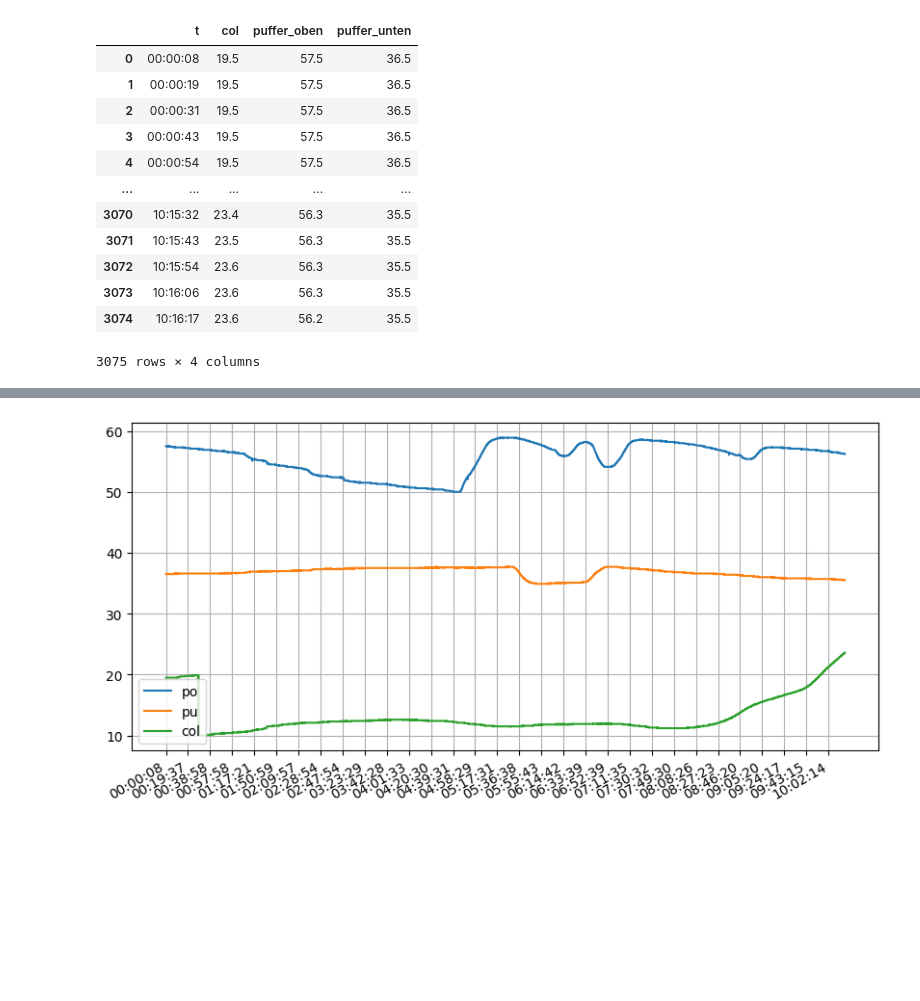
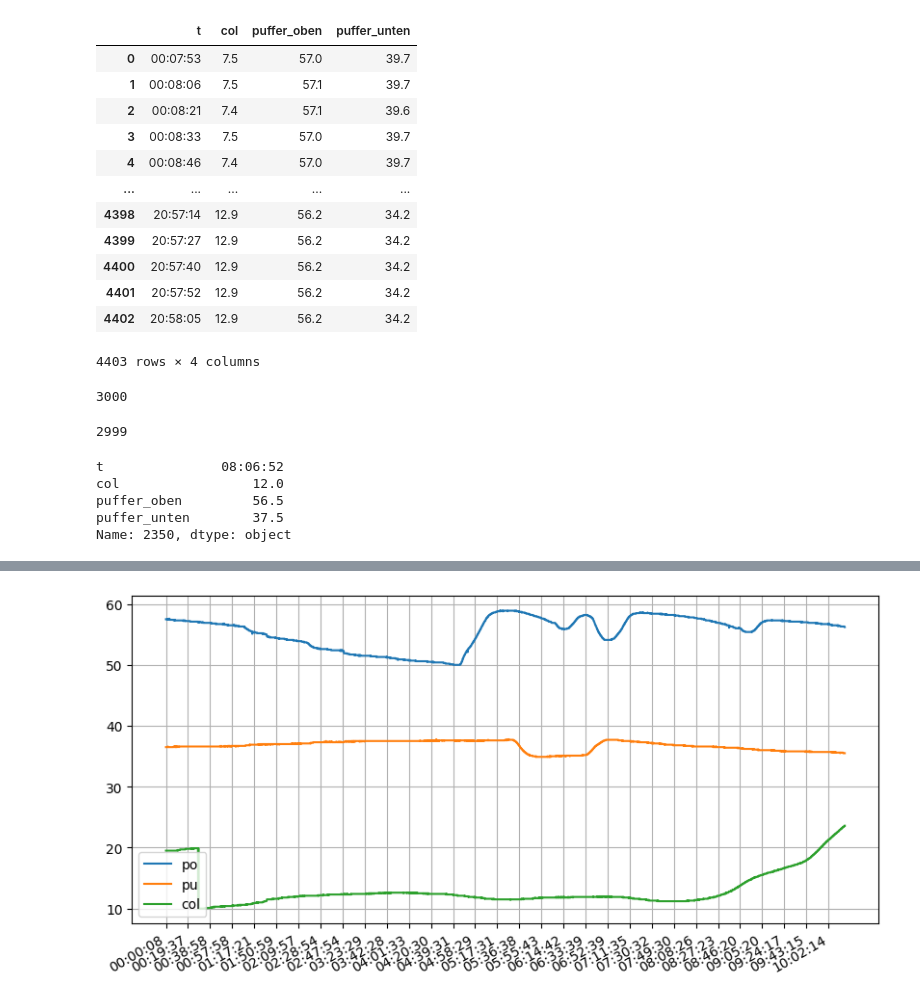
Before and after one commit to k-hkrachenfels/ocr-stuff, a Jupyter notebook: chart.ipynb, the cells around one changed output, grey strips where cells are left out. Saved outputs shown, nothing was run; the diff lists cells and outputs as text; code cells hidden in the pictures; blank space fills up the shorter version.

```diff
--- a/chart.ipynb
+++ b/chart.ipynb
@@ -2,22 +2,39 @@
 import pandas as pd
 import numpy as np
 # %%
-df = pd.read_csv("log/log_20221021.csv")
+df = pd.read_csv("log.csv")
 df
 # %% [output]
 |  | t | col | puffer_oben | puffer_unten |
-| 0 | 00:00:08 | 19.5 | 57.5 | 36.5 |
-| 1 | 00:00:19 | 19.5 | 57.5 | 36.5 |
-| 2 | 00:00:31 | 19.5 | 57.5 | 36.5 |
-| 3 | 00:00:43 | 19.5 | 57.5 | 36.5 |
-| 4 | 00:00:54 | 19.5 | 57.5 | 36.5 |
+| 0 | 00:07:53 | 7.5 | 57.0 | 39.7 |
+| 1 | 00:08:06 | 7.5 | 57.1 | 39.7 |
+| 2 | 00:08:21 | 7.4 | 57.1 | 39.6 |
+| 3 | 00:08:33 | 7.5 | 57.0 | 39.7 |
+| 4 | 00:08:46 | 7.4 | 57.0 | 39.7 |
 | ... | ... | ... | ... | ... |
-| 3070 | 10:15:32 | 23.4 | 56.3 | 35.5 |
-| 3071 | 10:15:43 | 23.5 | 56.3 | 35.5 |
-| 3072 | 10:15:54 | 23.6 | 56.3 | 35.5 |
-| 3073 | 10:16:06 | 23.6 | 56.3 | 35.5 |
-| 3074 | 10:16:17 | 23.6 | 56.2 | 35.5 |
+| 4398 | 20:57:14 | 12.9 | 56.2 | 34.2 |
+| 4399 | 20:57:27 | 12.9 | 56.2 | 34.2 |
+| 4400 | 20:57:40 | 12.9 | 56.2 | 34.2 |
+| 4401 | 20:57:52 | 12.9 | 56.2 | 34.2 |
+| 4402 | 20:58:05 | 12.9 | 56.2 | 34.2 |
-3075 rows × 4 columns
+4403 rows × 4 columns
+# %%
+p=df['col'].to_numpy()[:3000]
+len(p)
+# %% [output]
+3000
+# %%
+p.argmax()
+# %% [output]
+2999
+# %%
+df.iloc[2350]
+# %% [output]
+t               08:06:52
+col                 12.0
+puffer_oben         56.5
+puffer_unten        37.5
+Name: 2350, dtype: object
 # %%
 puffer_oben = df['puffer_oben'].to_numpy()
 puffer_unten = df['puffer_unten'].to_numpy()
```
Also changed, not shown: parts of 1 cell of this notebook, 13 other files.
